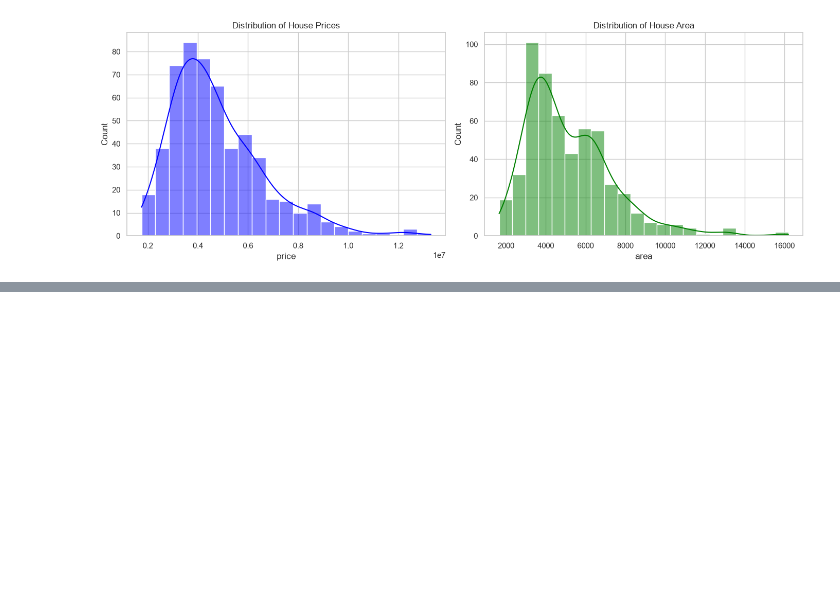
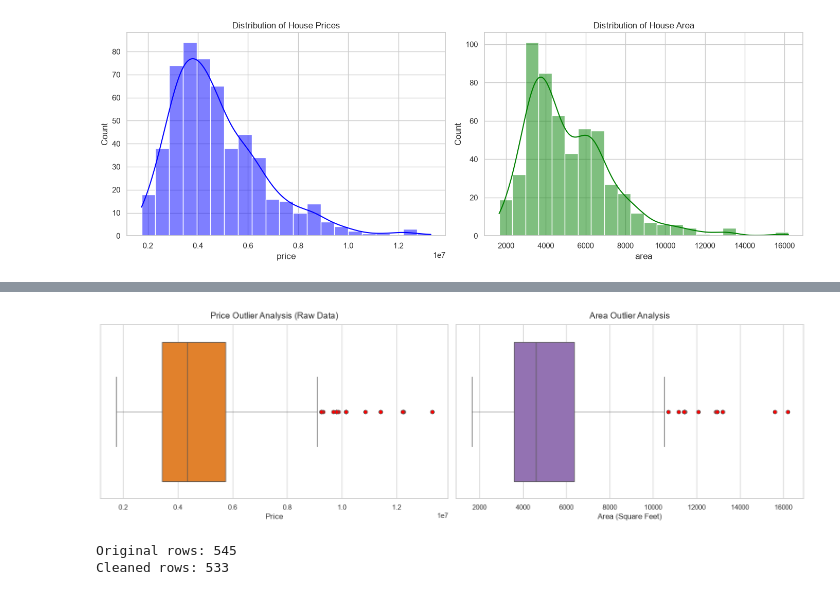
Before and after one commit to GauravGawade2008/python, a Jupyter notebook: house-price-prediction/notebooks/eda-and-feature-engineering.ipynb, the cells around one changed output, grey strips where cells are left out. Saved outputs shown, nothing was run; the diff lists cells and outputs as text; code cells hidden in the pictures; blank space fills up the shorter version.

```diff
--- a/house-price-prediction/notebooks/eda-and-feature-engineering.ipynb
+++ b/house-price-prediction/notebooks/eda-and-feature-engineering.ipynb
@@ -58,0 +67,4 @@ print(df
+# %%
+move_col = df.pop('log-price')
+df.insert(1, 'log-price', move_col)
+df.head()
@@ -58,0 +78,28 @@ print(df
+# %%
+fig, axes = plt.subplots(1, 2, figsize=(16, 5))
+
+sns.boxplot(data=df, x='price', ax=axes[0], color='#ff7f0e',
+            flierprops={'markerfacecolor':'red', 'marker':'o', 'markersize': 6})
+axes[0].set_title('Price Outlier Analysis (Raw Data)', fontsize=14, pad=10)
+axes[0].set_xlabel('Price')
+
+
+sns.boxplot(data=df, x='area', ax=axes[1], color='#9467bd',
+            flierprops={'markerfacecolor':'red', 'marker':'o', 'markersize': 6})
+axes[1].set_title('Area Outlier Analysis', fontsize=14, pad=10)
+axes[1].set_xlabel('Area (Square Feet)')
+
+plt.tight_layout()
+plt.show()
+# %% [output]
+[figure, added]
+# %%
+# Keep only the rows where the area is within the normal statistical boundary
+df_clean = df[df['area'] <= 10500]
+
+# Check how many rows were dropped
+print(f"Original rows: {len(df)}")
+print(f"Cleaned rows: {len(df_clean)}")
+# %% [output]
+Original rows: 545
+Cleaned rows: 533
```
Also changed, not shown: parts of 12 cells of this notebook.
